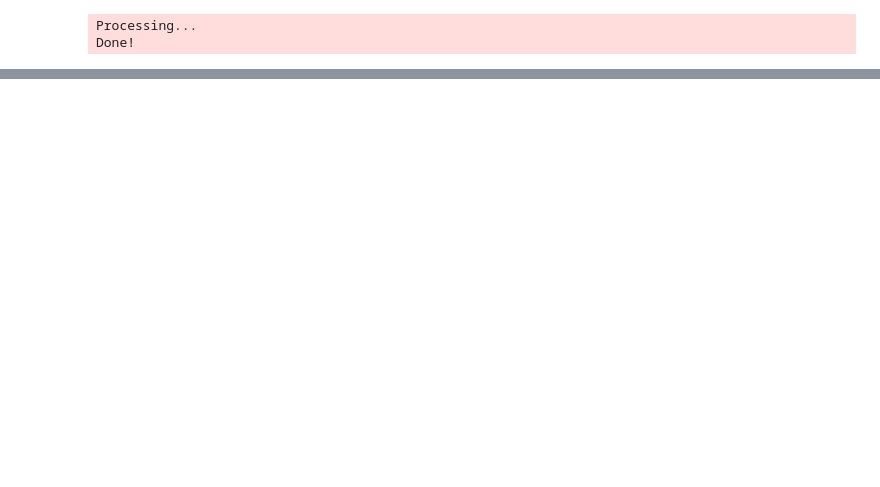
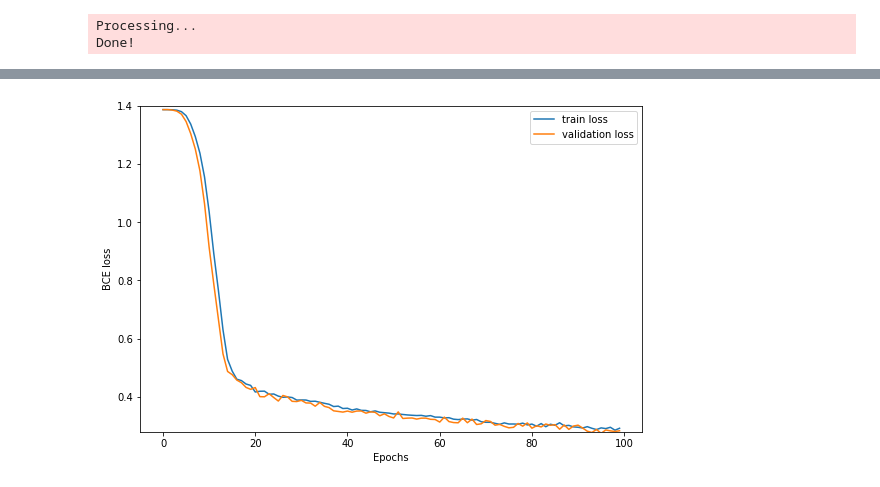
Before and after one commit to DanieleMorotti/Songs-recommendation-from-lyrics, a Jupyter notebook: songs_lyrics_GNN.ipynb, the cells around one changed output, grey strips where cells are left out. Saved outputs shown, nothing was run; the diff lists cells and outputs as text; code cells hidden in the pictures; blank space fills up the shorter version.

```diff
--- a/songs_lyrics_GNN.ipynb
+++ b/songs_lyrics_GNN.ipynb
@@ -785,0 +1228,26 @@ map
+# %%
+class NeuralLinkPredictor(torch.nn.Module):
+    def __init__(self, in_channels, hidden_channels, out_channels, num_layers,
+                 dropout):
+        super(NeuralLinkPredictor, self).__init__()
+
+        self.lins = torch.nn.ModuleList()
+        self.lins.append(torch.nn.Linear(in_channels, hidden_channels))
+        for _ in range(num_layers - 2):
+            self.lins.append(torch.nn.Linear(hidden_channels, hidden_channels))
+        self.lins.append(torch.nn.Linear(hidden_channels, out_channels))
+
+        self.dropout = dropout
+
+    def reset_parameters(self):
+        for lin in self.lins:
+            lin.reset_parameters()
+
+    def forward(self, x_i, x_j):
+        x = x_i * x_j
+        for lin in self.lins[:-1]:
+            x = lin(x)
+            x = F.relu(x)
+            x = F.dropout(x, p=self.dropout, training=self.training)
+        x = self.lins[-1](x)
+        return torch.sigmoid(x).squeeze()
@@ -785,0 +1256,5 @@ map
+# %%
+hidden_dimension = 256
+
+model = SAGE(emb.size(1), hidden_dimension, hidden_dimension, 4, 0.3).to(device)
+predictor = NeuralLinkPredictor(hidden_dimension, hidden_dimension, 1, 7, 0.3).to(device)
@@ -785,0 +1267,10 @@ map
+# %%
+optimizer = torch.optim.Adam(
+            list(model.parameters())  +
+            list(predictor.parameters()), lr=0.001)
+
+scheduler = torch.optim.lr_scheduler.ReduceLROnPlateau(optimizer, 'min', factor=0.2, patience=10,
+                                                        threshold=0.0001)
+
+loss, val_loss = train(model, predictor, emb, adj_t, train_data, val_data, torch.nn.BCELoss(),
+                    optimizer, scheduler, 64 * 1024, 100, verbose=True)
@@ -785,0 +1295,4 @@ map
+# %%
+plot_loss(loss, val_loss, (0.28, 1.4), (9, 6))
+# %% [output]
+[figure, added]
```
Also changed, not shown: parts of 107 cells of this notebook, 1 other file.
